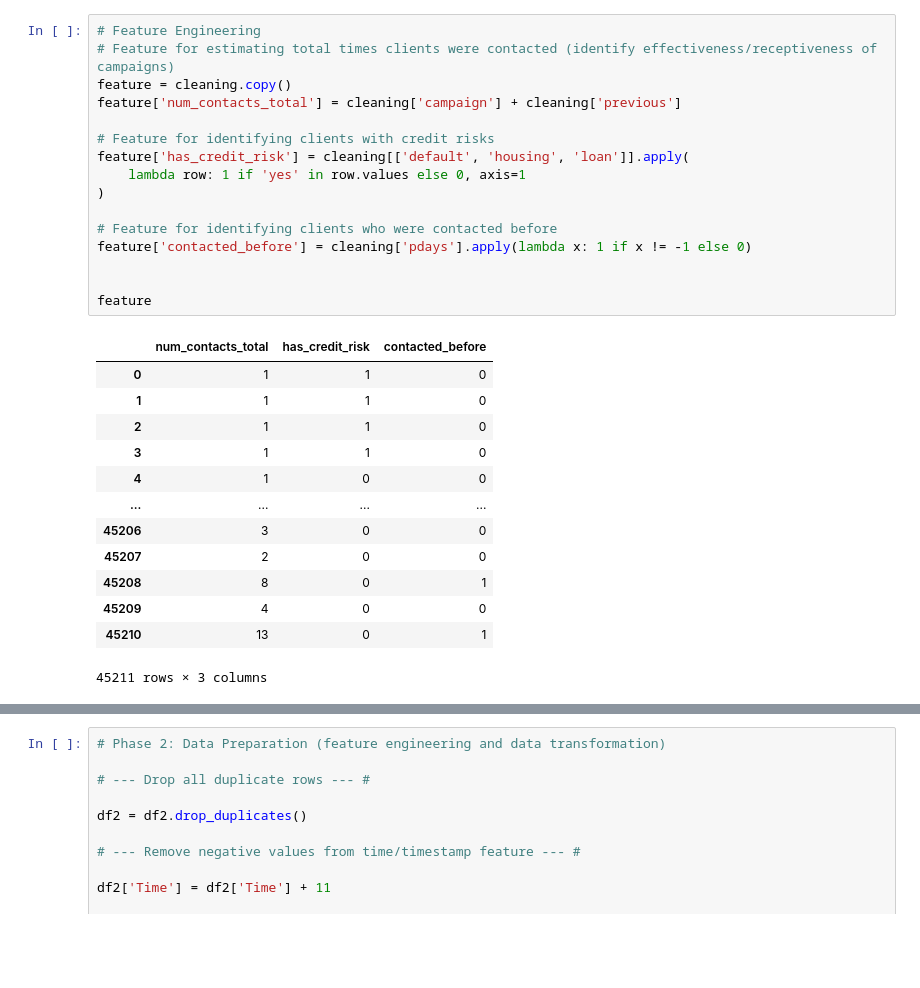
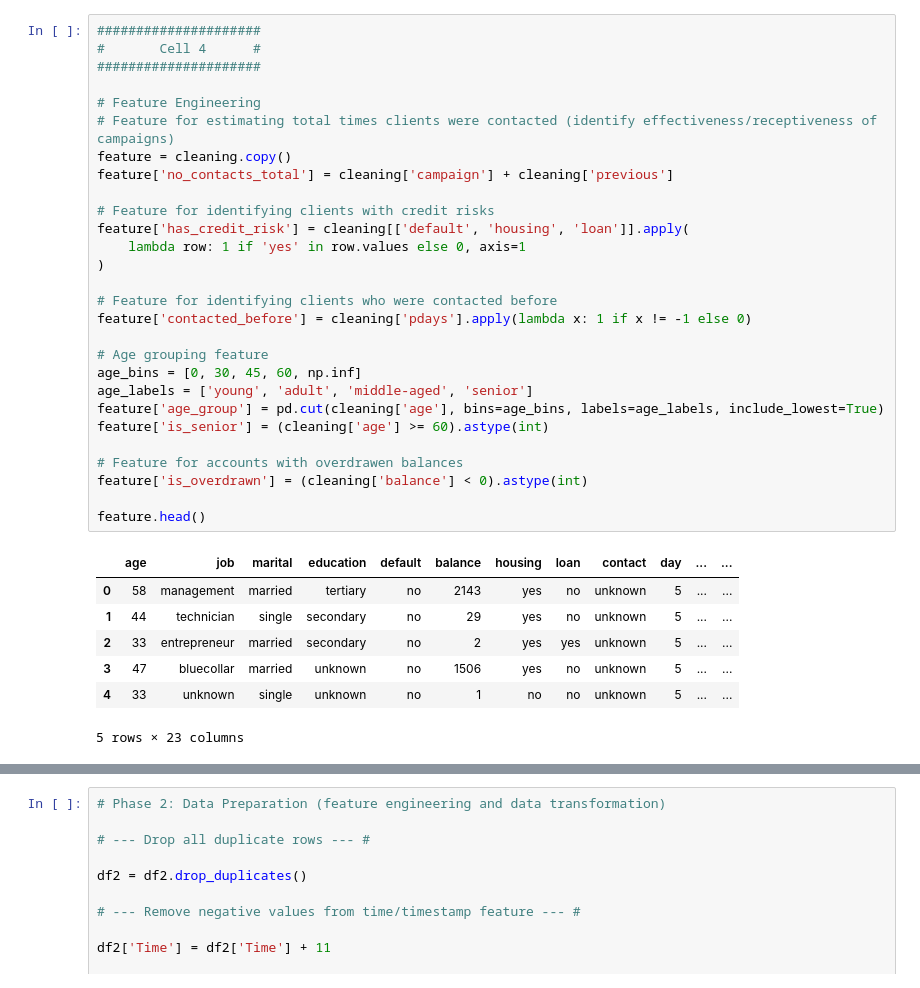
Before and after one commit to SNMaduna/MLSupervised1, a Jupyter notebook: ugransome-machine-learning-python-notebook (1) (2).ipynb, the cells around one changed output, grey strips where cells are left out. Saved outputs shown, nothing was run; the diff lists cells and outputs as text; blank space fills up the shorter version.

```diff
--- a/ugransome-machine-learning-python-notebook (1) (2).ipynb
+++ b/ugransome-machine-learning-python-notebook (1) (2).ipynb
@@ -183,32 +192,38 @@ dtype: object
 | poutcome | Categorical (Nominal) |
 | y | Categorical (Binary) |
 # %%
+#####################
+#       Cell 4      #
+#####################
+
 # Feature Engineering
 # Feature for estimating total times clients were contacted (identify effectiveness/receptiveness of campaigns)
 feature = cleaning.copy()
-feature['num_contacts_total'] = cleaning['campaign'] + cleaning['previous']
+feature['no_contacts_total'] = cleaning['campaign'] + cleaning['previous']
 
 # Feature for identifying clients with credit risks
 feature['has_credit_risk'] = cleaning[['default', 'housing', 'loan']].apply(
     lambda row: 1 if 'yes' in row.values else 0, axis=1
 )
 
 # Feature for identifying clients who were contacted before
 feature['contacted_before'] = cleaning['pdays'].apply(lambda x: 1 if x != -1 else 0)
 
+# Age grouping feature
+age_bins = [0, 30, 45, 60, np.inf]
+age_labels = ['young', 'adult', 'middle-aged', 'senior']
+feature['age_group'] = pd.cut(cleaning['age'], bins=age_bins, labels=age_labels, include_lowest=True)
+feature['is_senior'] = (cleaning['age'] >= 60).astype(int)
 
-feature
+# Feature for accounts with overdrawen balances
+feature['is_overdrawn'] = (cleaning['balance'] < 0).astype(int)
+
+feature.head()
 # %% [output]
-|  | num_contacts_total | has_credit_risk | contacted_before |
-| 0 | 1 | 1 | 0 |
-| 1 | 1 | 1 | 0 |
-| 2 | 1 | 1 | 0 |
-| 3 | 1 | 1 | 0 |
-| 4 | 1 | 0 | 0 |
-| ... | ... | ... | ... |
-| 45206 | 3 | 0 | 0 |
-| 45207 | 2 | 0 | 0 |
-| 45208 | 8 | 0 | 1 |
-| 45209 | 4 | 0 | 0 |
-| 45210 | 13 | 0 | 1 |
+|  | age | job | marital | education | default | balance | housing | loan | contact | day | ... | ... |
+| 0 | 58 | management | married | tertiary | no | 2143 | yes | no | unknown | 5 | ... | ... |
+| 1 | 44 | technician | single | secondary | no | 29 | yes | no | unknown | 5 | ... | ... |
+| 2 | 33 | entrepreneur | married | secondary | no | 2 | yes | yes | unknown | 5 | ... | ... |
+| 3 | 47 | bluecollar | married | unknown | no | 1506 | yes | no | unknown | 5 | ... | ... |
+| 4 | 33 | unknown | single | unknown | no | 1 | no | no | unknown | 5 | ... | ... |
-45211 rows × 3 columns
+5 rows × 23 columns
```
Also changed, not shown: parts of 8 cells of this notebook.
